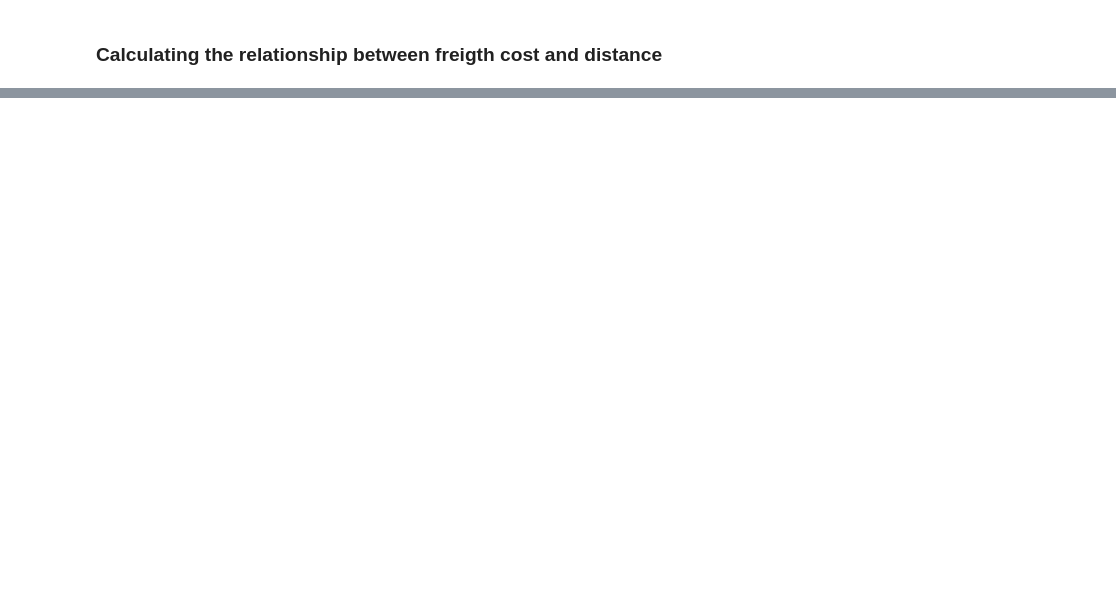
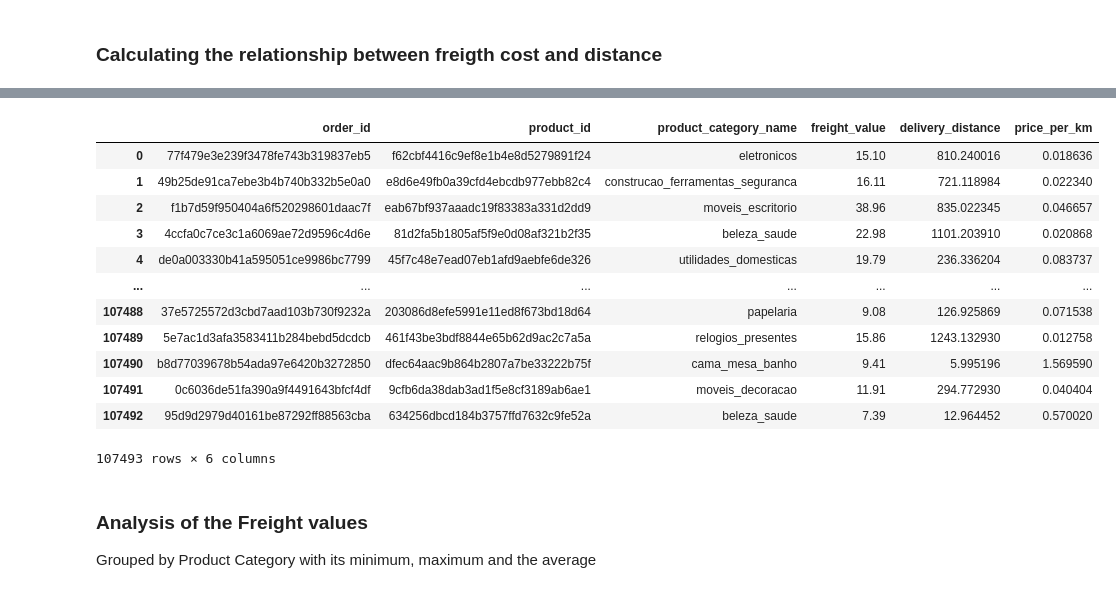
Before and after one commit to lucasbatistaf/triggoai-trainee-data-engineering, a Jupyter notebook: challenge_notebook.ipynb, the cells around one changed output, grey strips where cells are left out. Drawn from its saved outputs; the diff is of its cells as text; code cells hidden in the pictures; blank space fills up the shorter version.

```diff
--- a/challenge_notebook.ipynb
+++ b/challenge_notebook.ipynb
@@ -542,0 +571,34 @@ delivery_costs
+# %%
+cents_per_km = duckdb.query(
+"""
+    SELECT
+        order_id,
+        product_id,
+        product_category_name,
+        freight_value,
+        CASE WHEN delivery_distance < 1 THEN 1 ELSE delivery_distancE END AS delivery_distance,
+        freight_value / (CASE WHEN delivery_distance < 1 THEN 1 ELSE delivery_distance END) AS price_per_km
+    FROM
+        delivery_costs
+"""
+).df()
+
+cents_per_km
+# %% [output]
+|  | order_id | product_id | product_category_name | freight_value | delivery_distance | price_per_km |
+| 0 | 77f479e3e239f3478fe743b319837eb5 | f62cbf4416c9ef8e1b4e8d5279891f24 | eletronicos | 15.10 | 810.240016 | 0.018636 |
+| 1 | 49b25de91ca7ebe3b4b740b332b5e0a0 | e8d6e49fb0a39cfd4ebcdb977ebb82c4 | construcao_ferramentas_seguranca | 16.11 | 721.118984 | 0.022340 |
+| 2 | f1b7d59f950404a6f520298601daac7f | eab67bf937aaadc19f83383a331d2dd9 | moveis_escritorio | 38.96 | 835.022345 | 0.046657 |
+| 3 | 4ccfa0c7ce3c1a6069ae72d9596c4d6e | 81d2fa5b1805af5f9e0d08af321b2f35 | beleza_saude | 22.98 | 1101.203910 | 0.020868 |
+| 4 | de0a003330b41a595051ce9986bc7799 | 45f7c48e7ead07eb1afd9aebfe6de326 | utilidades_domesticas | 19.79 | 236.336204 | 0.083737 |
+| ... | ... | ... | ... | ... | ... | ... |
+| 107488 | 37e5725572d3cbd7aad103b730f9232a | 203086d8efe5991e11ed8f673bd18d64 | papelaria | 9.08 | 126.925869 | 0.071538 |
+| 107489 | 5e7ac1d3afa3583411b284bebd5dcdcb | 461f43be3bdf8844e65b62d9ac2c7a5a | relogios_presentes | 15.86 | 1243.132930 | 0.012758 |
+| 107490 | b8d77039678b54ada97e6420b3272850 | dfec64aac9b864b2807a7be33222b75f | cama_mesa_banho | 9.41 | 5.995196 | 1.569590 |
+| 107491 | 0c6036de51fa390a9f4491643bfcf4df | 9cfb6da38dab3ad1f5e8cf3189ab6ae1 | moveis_decoracao | 11.91 | 294.772930 | 0.040404 |
+| 107492 | 95d9d2979d40161be87292ff88563cba | 634256dbcd184b3757ffd7632c9fe52a | beleza_saude | 7.39 | 12.964452 | 0.570020 |
+107493 rows × 6 columns
+# %% [markdown]
+### Analysis of the Freight values
+
+Grouped by Product Category with its minimum, maximum and the average
```
Also changed, not shown: parts of 14 cells of this notebook.
